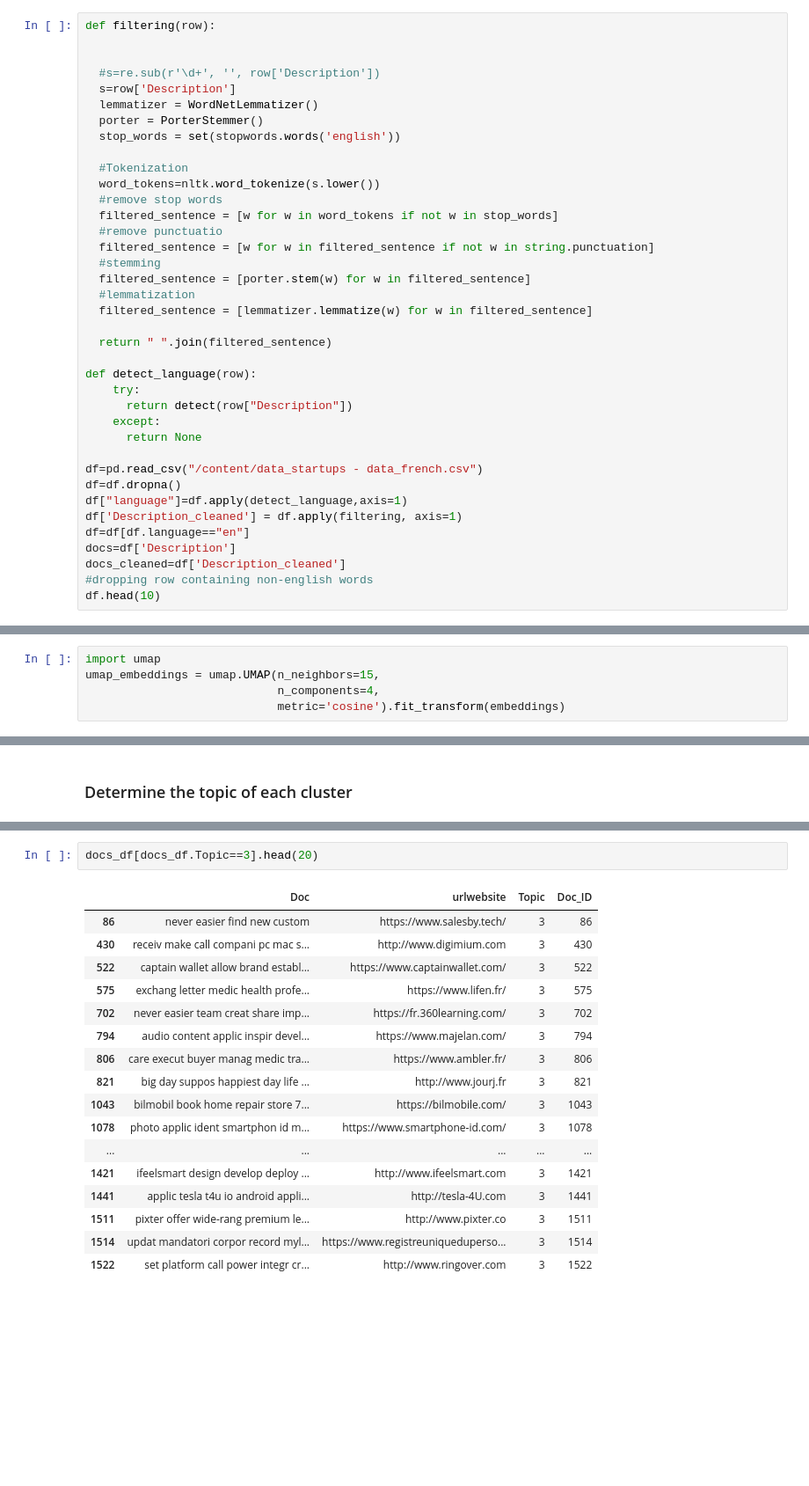
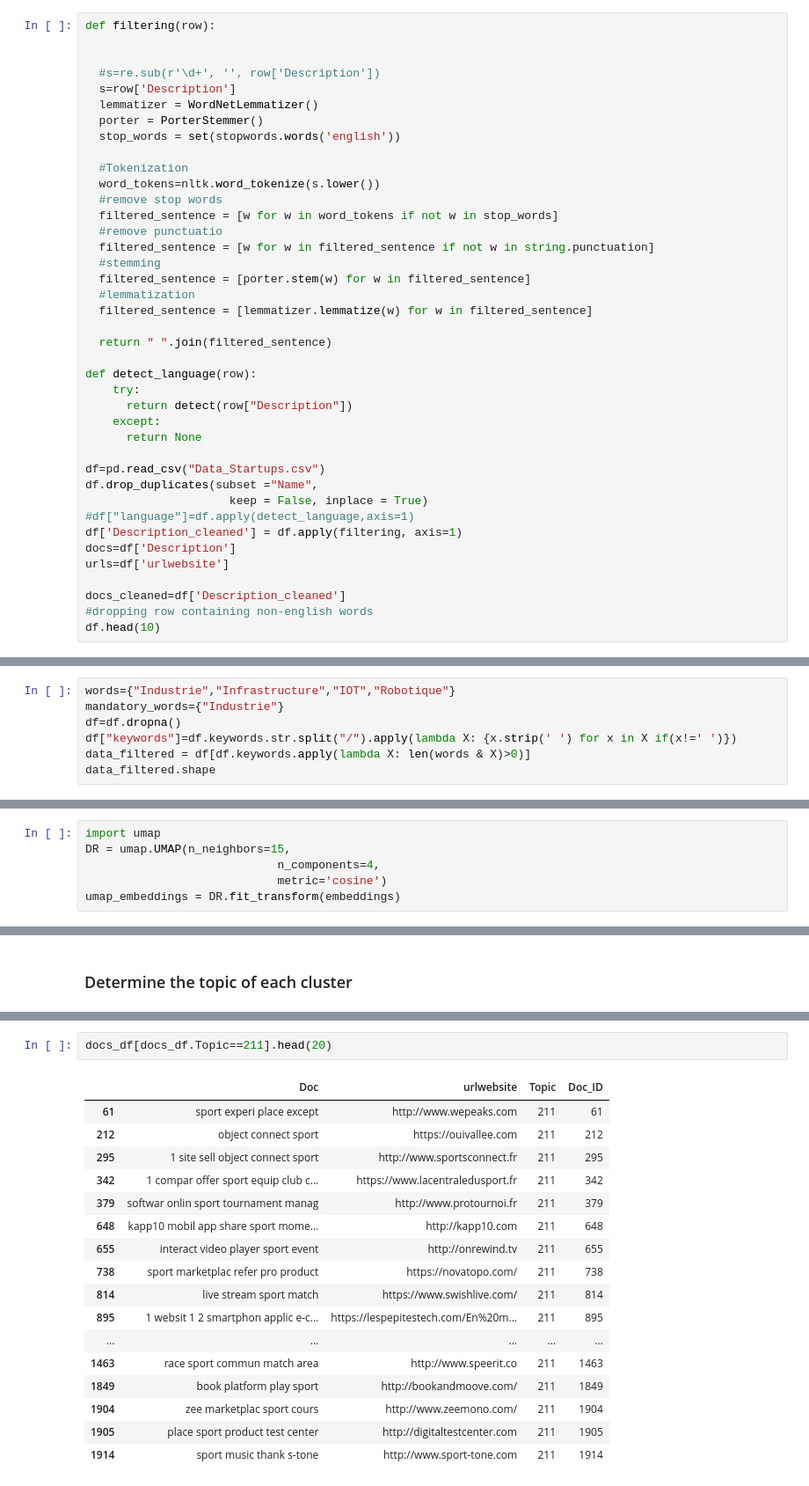
Before and after one commit to jawadhussein462/PTN_project, a Jupyter notebook: Topic_modeling_PTN.ipynb, the cells around one changed output, grey strips where cells are left out. Shown: that part at 88% size. Drawn from its saved outputs; the diff is of its cells as text; blank space fills up the shorter version.

```diff
--- a/Topic_modeling_PTN.ipynb
+++ b/Topic_modeling_PTN.ipynb
@@ -78,12 +78,14 @@ def detect_language(row):
     except:
       return None
 
-df=pd.read_csv("/content/data_startups - data_french.csv")
-df=df.dropna()
-df["language"]=df.apply(detect_language,axis=1)
+df=pd.read_csv("Data_Startups.csv")
+df.drop_duplicates(subset ="Name",
+                     keep = False, inplace = True)
+#df["language"]=df.apply(detect_language,axis=1)
 df['Description_cleaned'] = df.apply(filtering, axis=1)
-df=df[df.language=="en"]
 docs=df['Description']
+urls=df['urlwebsite']
+
 docs_cleaned=df['Description_cleaned']
 #dropping row containing non-english words
 df.head(10)
@@ -101,0 +130,7 @@ df.head(10)
+# %%
+words={"Industrie","Infrastructure","IOT","Robotique"}
+mandatory_words={"Industrie"}
+df=df.dropna()
+df["keywords"]=df.keywords.str.split("/").apply(lambda X: {x.strip(' ') for x in X if(x!=' ')})
+data_filtered = df[df.keywords.apply(lambda X: len(words & X)>0)]
+data_filtered.shape
@@ -124,9 +204,10 @@ embeddings = model.encode(list(docs), show_progress_bar=True)
 Before doing the clustring, we first need to lower the dimensionality of the embeddings as many clustering algorithms handle high dimensionality poorly.
 # %%
 import umap
-umap_embeddings = umap.UMAP(n_neighbors=15,
+DR = umap.UMAP(n_neighbors=15,
                             n_components=4,
-                            metric='cosine').fit_transform(embeddings)
+                            metric='cosine')
+umap_embeddings = DR.fit_transform(embeddings)
 # %% [markdown]
 ### Clustring
 # %%
@@ -236,20 +317,20 @@ df_1
 # %%
-docs_df[docs_df.Topic==3].head(20)
+docs_df[docs_df.Topic==211].head(20)
 # %% [output]
 |  | Doc | urlwebsite | Topic | Doc_ID |
-| 86 | never easier find new custom | https://www.salesby.tech/ | 3 | 86 |
-| 430 | receiv make call compani pc mac s... | http://www.digimium.com | 3 | 430 |
-| 522 | captain wallet allow brand establ... | https://www.captainwallet.com/ | 3 | 522 |
-| 575 | exchang letter medic health profe... | https://www.lifen.fr/ | 3 | 575 |
-| 702 | never easier team creat share imp... | https://fr.360learning.com/ | 3 | 702 |
-| 794 | audio content applic inspir devel... | https://www.majelan.com/ | 3 | 794 |
-| 806 | care execut buyer manag medic tra... | https://www.ambler.fr/ | 3 | 806 |
-| 821 | big day suppos happiest day life ... | http://www.jourj.fr | 3 | 821 |
-| 1043 | bilmobil book home repair store 7... | https://bilmobile.com/ | 3 | 1043 |
-| 1078 | photo applic ident smartphon id m... | https://www.smartphone-id.com/ | 3 | 1078 |
+| 61 | sport experi place except | http://www.wepeaks.com | 211 | 61 |
+| 212 | object connect sport | https://ouivallee.com | 211 | 212 |
+| 295 | 1 site sell object connect sport | http://www.sportsconnect.fr | 211 | 295 |
+| 342 | 1 compar offer sport equip club c... | https://www.lacentraledusport.fr | 211 | 342 |
+| 379 | softwar onlin sport tournament manag | http://www.protournoi.fr | 211 | 379 |
+| 648 | kapp10 mobil app share sport mome... | http://kapp10.com | 211 | 648 |
+| 655 | interact video player sport event | http://onrewind.tv | 211 | 655 |
+| 738 | sport marketplac refer pro product | https://novatopo.com/ | 211 | 738 |
+| 814 | live stream sport match | https://www.swishlive.com/ | 211 | 814 |
+| 895 | 1 websit 1 2 smartphon applic e-c... | https://lespepitestech.com/En%20m... | 211 | 895 |
 | ... | ... | ... | ... | ... |
-| 1421 | ifeelsmart design develop deploy ... | http://www.ifeelsmart.com | 3 | 1421 |
-| 1441 | applic tesla t4u io android appli... | http://tesla-4U.com | 3 | 1441 |
-| 1511 | pixter offer wide-rang premium le... | http://www.pixter.co | 3 | 1511 |
-| 1514 | updat mandatori corpor record myl... | https://www.registreuniqueduperso... | 3 | 1514 |
-| 1522 | set platform call power integr cr... | http://www.ringover.com | 3 | 1522 |
+| 1463 | race sport commun match area | http://www.speerit.co | 211 | 1463 |
+| 1849 | book platform play sport | http://bookandmoove.com/ | 211 | 1849 |
+| 1904 | zee marketplac sport cours | http://www.zeemono.com/ | 211 | 1904 |
+| 1905 | place sport product test center | http://digitaltestcenter.com | 211 | 1905 |
+| 1914 | sport music thank s-tone | http://www.sport-tone.com | 211 | 1914 |
```
Also changed, not shown: parts of 12 cells of this notebook, 3 other files.
